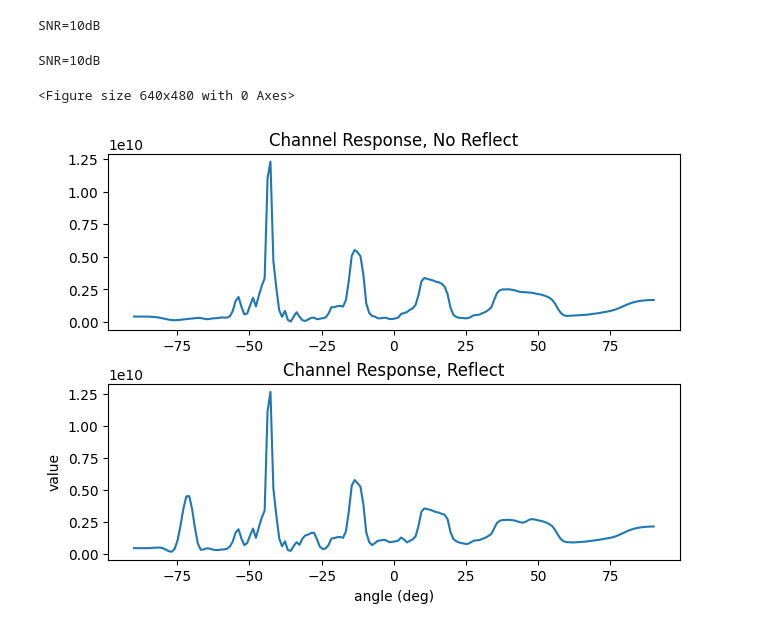
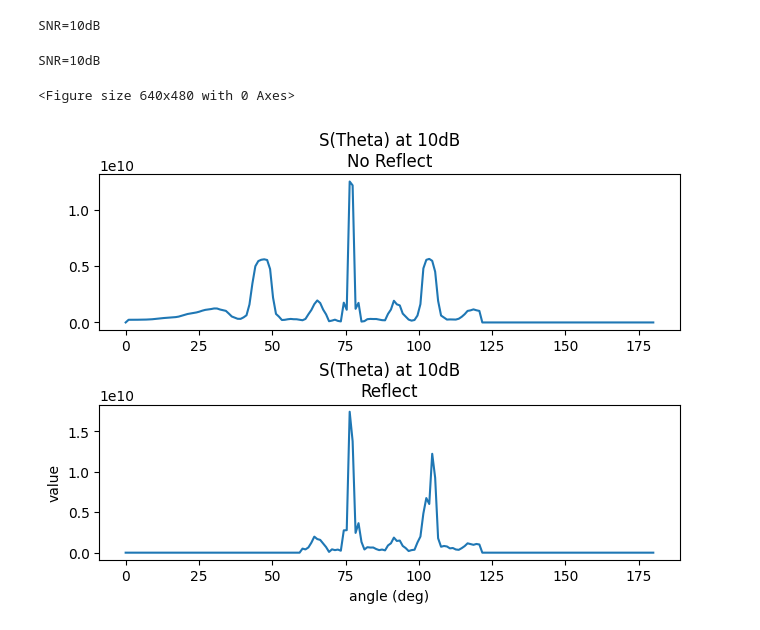
Before and after one commit to N2WU/sc-adaptive-beamforming, a Jupyter notebook: simulation_v3/main.ipynb, the cells around one changed output. Saved outputs shown, nothing was run; the diff lists cells and outputs as text; code cells hidden in the pictures.

```diff
--- a/simulation_v3/main.ipynb
+++ b/simulation_v3/main.ipynb
@@ -3,56 +3,68 @@ from uplink_v2 import uplink
 import numpy as np
 import matplotlib.pyplot as plt
 from scipy import signal
-from downlink import downlink
+from downlink_v2 import downlink
 
 fc = 15e3
 # Design with one tx (AWGN LOS), then with tx + reflect
 uplink_1 = uplink(fc, 1, 1)
 uplink_1.reflection_list = np.array([1])
 uplink_1.x_tx_list = np.array([5])
-uplink_1.y_tx_list = np.array([5])
+uplink_1.y_tx_list = np.array([20])
 
 uplink_2 = uplink(fc, 2, 1) #still unclear on that second variable
 uplink_2.reflection_list = np.array([1,0.5])
-uplink_2.x_tx_list = np.array([5,15])
-uplink_2.y_tx_list = np.array([5,5])
+uplink_2.x_tx_list = np.array([5,-5])
+uplink_2.y_tx_list = np.array([20,20])
 
 theta_bf_1, wk_1, S_theta_1 = uplink_1.simulation()
 theta_bf_2, wk_2, S_theta_2 = uplink_2.simulation()
 
 # S_theta Plots
+no_ind = np.arange(60)
+#S_theta_1[no_ind] = 0
+S_theta_1[-no_ind] = 0
+S_theta_2[no_ind] = 0
+S_theta_2[-no_ind] = 0
+
 plt.figure(1)
 f, (ax1,ax2) = plt.subplots(2,1,layout='constrained')
-ax1.plot(np.linspace(-90,90,len(S_theta_1)), S_theta_1)
+ax1.plot(np.linspace(180,0,len(S_theta_1)), np.flip(S_theta_1))
 plt.xlabel('angle (deg)')
 plt.ylabel('value')
-ax1.set_title('Channel Response, No Reflect')
-ax2.plot(np.linspace(-90,90,len(S_theta_2)), S_theta_2)
-ax2.set_title('Channel Response, Reflect')
+ax1.set_title('S(Theta) at 10dB\nNo Reflect')
+ax2.plot(np.linspace(180,0, len(S_theta_2)), np.flip(S_theta_2))
+ax2.set_title('S(Theta) at 10dB\nReflect')
 plt.show()
 
 print(np.size(signal.resample_poly(uplink_1.preamble[::-1].conj(),uplink_1.nsps,1)))
 print(np.size(uplink_1.mean_v))
 
+m_idx = 4+2*np.arange(4)
 plt.figure(2)
 f, (ax1,ax2) = plt.subplots(2,1,layout='constrained')
-xcor1 = np.abs(signal.correlate( signal.resample_poly(uplink_1.tbits,uplink_1.nsps,1), signal.resample_poly(uplink_1.tbits,uplink_1.nsps,1), mode='same'))
-ax1.plot(xcor1) #[0:2000])
-#ax1.set_xlim([np.argmax(xcor1) - 100, np.argmax(xcor1) + 500])
-xcor2 = np.abs(signal.fftconvolve(uplink_2.mean_v, signal.resample_poly(uplink_2.preamble[::-1].conj(),uplink_2.nsps,1)))
-ax2.plot(xcor2) #[0:2000])
+for i in range(len(m_idx)):
+    uplink_1.m_idx = m_idx[i]
+    uplink_1.simulation()
+    xcor1 = np.abs(signal.fftconvolve(uplink_1.mean_v, signal.resample_poly(uplink_1.preamble[::-1].conj(),uplink_1.nsps,1), mode='full'))
+    uplink_2.m_idx = m_idx[i]
+    uplink_2.simulation()
+    xcor2 = np.abs(signal.fftconvolve(uplink_2.mean_v, signal.resample_poly(uplink_2.preamble[::-1].conj(),uplink_2.nsps,1), mode='full'))
+    ax1.plot(xcor1, linestyle='solid', label='M=%s'%m_idx[i]) #[0:2000])
+    ax1.legend()
+    ax2.plot(xcor2, linestyle='solid', label='M=%s'%m_idx[i]) #[0:2000])
+    ax2.legend()
+ax1.set_xlim([np.argmax(xcor1) - 100, np.argmax(xcor1) + 500])
 ax2.set_xlim([np.argmax(xcor2) - 100, np.argmax(xcor2) + 500])
-ax1.set_title('XCorr for no BF, No Reflect')
-ax2.set_title('XCorr for no BF, Reflect')
-
-print(xcor1)
+ax1.set_title('Cross-Correlation for Uplink Channel at Various Array Elements\nNo Reflection')
+ax2.set_title('Cross-Correlation for Uplink Channel at Various Array Elements\nReflection across x=0')
 
 """
 # run this 4 times -> no bf, no reflect; no bf, reflect; bf, no reflect; bf, reflect;
 downlink_nobf_1 = downlink(fc, 1, 1, theta=theta_bf_1, wk=wk_1, apply_bf=False)
 downlink_nobf_1.reflection_list = np.array([1])
 downlink_nobf_1.x_rx_list = np.array([5])
-downlink_nobf_1.y_rx_list = np.array([5])
+downlink_nobf_1.y_rx_list = np.array([20])
 downlink_nobf_1.simulation()
 mse_no_bf_1 = downlink_nobf_1.mean_mse
 symbolset_no_bf_1 = downlink_nobf_1.mean_symbols[-1,:]
@@ -60,8 +72,8 @@ v_no_bf_1 = downlink_nobf_1.mean_v
 
 downlink_nobf_2 = downlink(fc, 1, 1, theta=theta_bf_1, wk=wk_1, apply_bf=False) #should you change the 2nd variable?
 downlink_nobf_2.reflection_list = np.array([1,0.5])
-downlink_nobf_2.x_rx_list = np.array([5,15])
-downlink_nobf_2.y_rx_list = np.array([5,5])
+downlink_nobf_2.x_rx_list = np.array([5,-5])
+downlink_nobf_2.y_rx_list = np.array([20,20])
 downlink_nobf_2.simulation()
 mse_no_bf_2 = downlink_nobf_2.mean_mse
 symbolset_no_bf_2 = downlink_nobf_2.mean_symbols[-1,:]
@@ -70,7 +82,7 @@ v_no_bf_2 = downlink_nobf_2.mean_v
 downlink_bf_1 = downlink(fc, 1, 1, theta=theta_bf_1, wk=wk_1, apply_bf=True)
 downlink_bf_1.reflection_list = np.array([1])
 downlink_bf_1.x_rx_list = np.array([5])
-downlink_bf_1.y_rx_list = np.array([5])
+downlink_bf_1.y_rx_list = np.array([20])
 downlink_bf_1.simulation()
 mse_bf_1 = downlink_bf_1.mean_mse
 symbolset_bf_1 = downlink_bf_1.mean_symbols[-1,:]
@@ -78,8 +90,8 @@ v_bf_1 = downlink_bf_1.mean_v
 
 downlink_bf_2 = downlink(fc, 1, 1, theta=theta_bf_2, wk=wk_2, apply_bf=True)
 downlink_bf_2.reflection_list = np.array([1,0.5])
-downlink_bf_2.x_rx_list = np.array([5,15])
-downlink_bf_2.y_rx_list = np.array([5,5])
+downlink_bf_2.x_rx_list = np.array([5,-5])
+downlink_bf_2.y_rx_list = np.array([20,20])
 downlink_bf_2.simulation()
 mse_bf_2 = downlink_bf_2.mean_mse
 symbolset_bf_2 = downlink_bf_2.mean_symbols[-1,:]
@@ -89,6 +101,7 @@ v_bf_2 = downlink_bf_2.mean_v
 true_sym = np.reshape(np.tile(np.arange(-3,4,2),4),(4,4)) + 1j*np.reshape(np.repeat(np.arange(3,-4,-2),4),(4,4))
 
 # SNR/MSE Plots
+
 plt.figure(2)
 f, (ax1,ax2) = plt.subplots(2,1,layout='constrained')
 ax1.plot(downlink_nobf_1.snr_list, mse_no_bf_1, 'x')
@@ -109,7 +122,9 @@ plt.figure(4)
 f, (ax1,ax2) = plt.subplots(2,1,layout='constrained')
 xcor = np.abs(signal.fftconvolve(downlink_nobf_1.mean_v, signal.resample_poly(downlink_nobf_1.preamble[::-1].conj(),downlink_nobf_1.nsps,1)))
 ax1.plot(xcor) #[0:2000])
+ax1.set_xlim([np.argmax(xcor) - 100, np.argmax(xcor) + 500])
 xcor = np.abs(signal.fftconvolve(downlink_nobf_2.mean_v, signal.resample_poly(downlink_nobf_2.preamble[::-1].conj(),downlink_nobf_2.nsps,1)))
+ax2.set_xlim([np.argmax(xcor) - 100, np.argmax(xcor) + 500])
 ax2.plot(xcor) #[0:2000])
 ax1.set_title('XCorr for no BF, No Reflect')
 ax2.set_title('XCorr for no BF, Reflect')
@@ -119,47 +134,52 @@ f, (ax1,ax2) = plt.subplots(2,1,layout='constrained')
 xcor = np.abs(signal.fftconvolve(downlink_bf_1.mean_v,signal.resample_poly(downlink_bf_1.preamble[::-1].conj(),downlink_bf_1.nsps,1)))
 ax1.plot(xcor) #[0:2000])
 xcor = np.abs(signal.fftconvolve(downlink_bf_2.mean_v,signal.resample_poly(downlink_bf_2.preamble[::-1].conj(),downlink_bf_2.nsps,1)))
+ax1.set_xlim([np.argmax(xcor) - 100, np.argmax(xcor) + 500])
 ax2.plot(xcor) #[0:2000])
+ax2.set_xlim([np.argmax(xcor) - 100, np.argmax(xcor) + 500])
 ax1.set_title('XCorr for BF, No Reflect')
 ax2.set_title('XCorr for BF, Reflect')
+"""
+"""
+# plot element spacing for downlink and MSE for 10 dB
+d_lambda = np.array([0.1, 0.25, 0.5, 0.75, 1, 1.25, 1.5, 1.75, 2])
+d = d_lambda*343/fc
+mse_bf_d = np.zeros_like(d)
 
-# plot element spacing for downlink and MSE for 10 dB
-d = np.arange(0.005*(1+np.arange(20)))
-mse_bf_d = np.zeros_like(d)
-for i in range(10):
+for i in range(len(d)):
     d0 = d[i]
-    downlink_bf_d = downlink(fc, 1, 5, theta=theta_bf_2, wk=wk_2, apply_bf=True)
-    downlink_bf_d.d0 = d0
-    downlink_bf_d.reflection_list = np.array([1])
-    downlink_bf_d.x_rx_list = np.array([5])
-    downlink_bf_d.y_rx_list = np.array([5])
-    downlink_bf_d.simulation()
-    mse_bf_d[i] = downlink_bf_d.mean_mse
+    uplink_d = uplink(fc, 2, 5) #still unclear on that second variable
+    uplink_d.d0 = d0
+    uplink_d.reflection_list = np.array([1,0.5])
+    uplink_d.x_tx_list = np.array([5,-5])
+    uplink_d.y_tx_list = np.array([20,20])
+    uplink_d.simulation()
+    mse_bf_d[i] = uplink_d.mean_mse
 
 
 plt.figure()
-plt.plot(d, mse_bf_d, 'x')
-plt.xlabel('Element Spacing (m)')
+plt.plot(d_lambda, mse_bf_d, 'x')
+plt.xlabel('Element Spacing (Lambda)')
 plt.ylabel('MSE (dB)')
-plt.title(f'Element Spacing vs. MSE at 15 dB for fc={fc/1000:.1f}kHz')
+plt.title(f'Element Spacing vs. MSE at 10 dB for fc={fc/1000:.1f}kHz')
 plt.show()
 """
 
 """
 fig,ax = plt.subplots()
 ax.scatter(np.real(symbolset_no_bf_2), np.imag(symbolset_no_bf_2), c='r', marker='x')
 ax.scatter(np.real(symbolset_bf_2), np.imag(symbolset_bf_2), c='g', marker='x')
 ax.scatter(np.real(true_sym), np.imag(true_sym), c='b',marker='o')
 ax.legend(['RX DL, no BF', 'RX DL, BF','16QAM Constellation Points'])
 ax.set_ylim(-4, 4)
 ax.set_xlim(-4,4)
 ax.set_title("Constellation Diagram for SNR=15dB")
 plt.show()
 """
 # %% [output]
 SNR=10dB
 SNR=10dB
 <Figure size 640x480 with 0 Axes>
-[figure, old version]
+[figure, new version]
 2032
 48000
```
Also changed, not shown: parts of 1 cell of this notebook, 8 other files.
